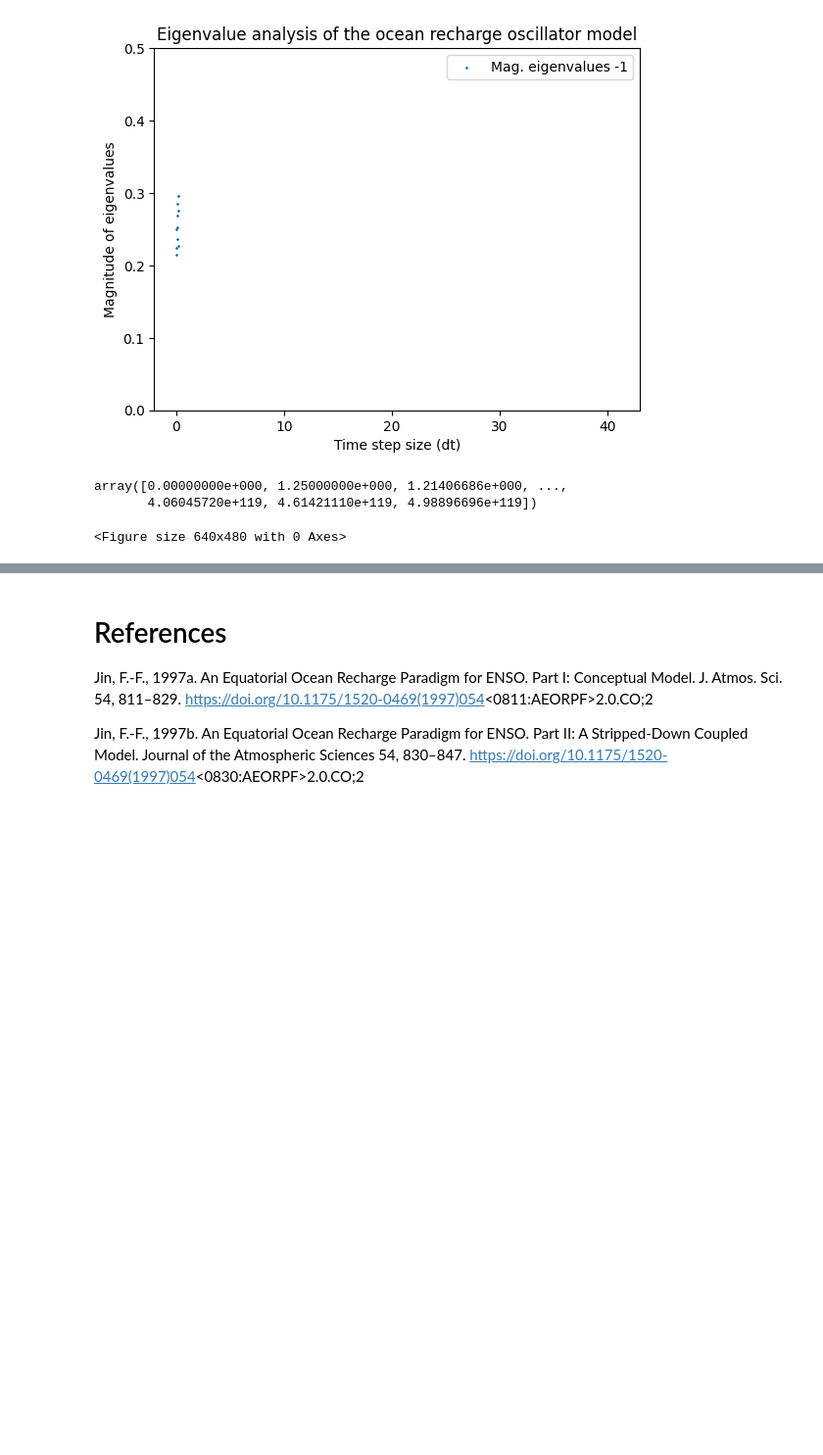
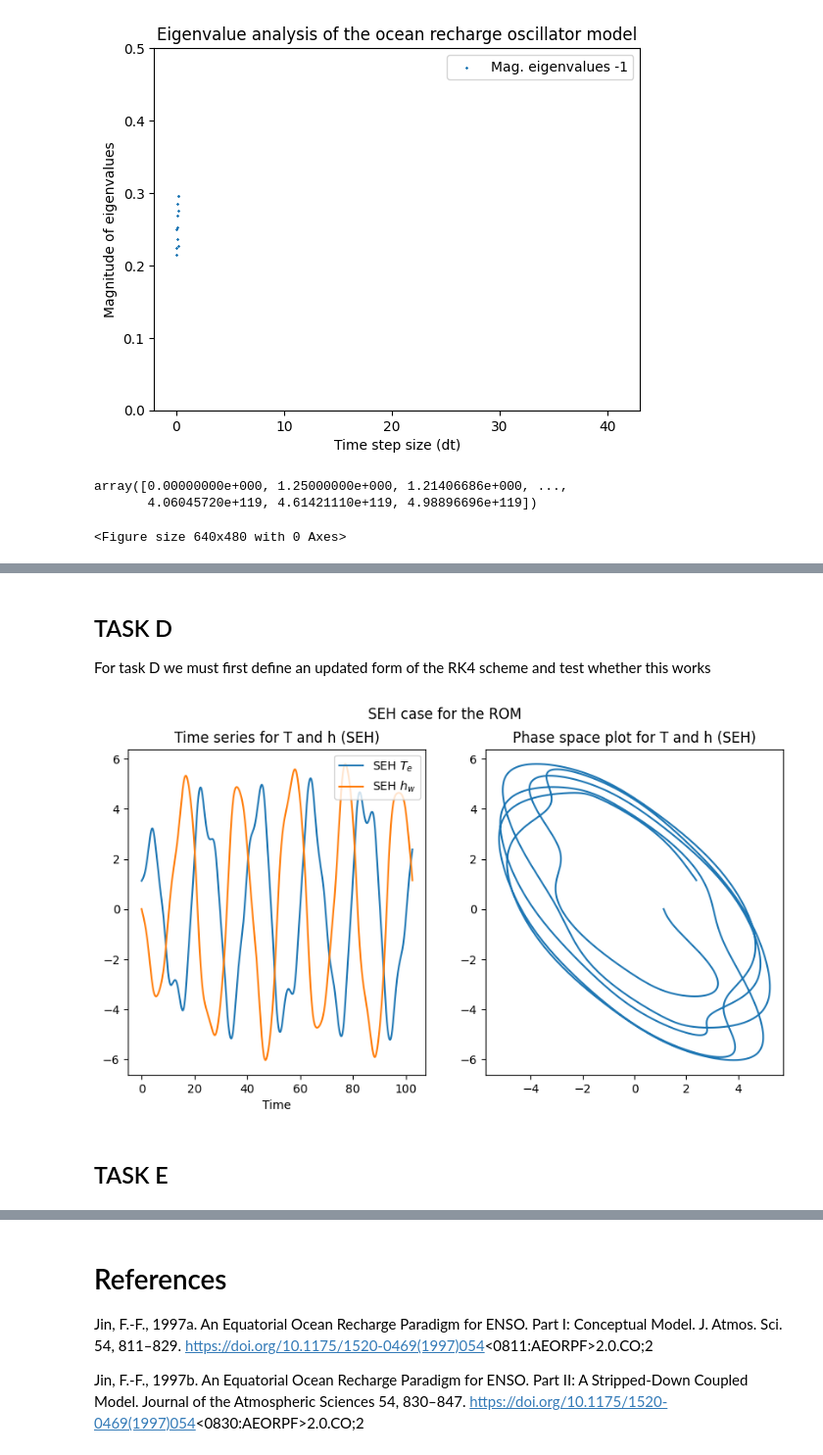
Before and after one commit to benhutchmet/MTMW14, a Jupyter notebook: Project_1_ENSO_ROM_working.ipynb, the cells around one changed output, grey strips where cells are left out. Shown at 98% size. Cells and saved outputs as stored; diff of their text form; code cells hidden in the pictures; blank space fills up the shorter version.

Commit message:
Now up to Task G. Part of Task B - varying \mu - still broken. Still much to do

```diff
--- a/Project_1_ENSO_ROM_working.ipynb
+++ b/Project_1_ENSO_ROM_working.ipynb
@@ -44,9 +44,9 @@ c = 1 # damping rate of SST anomalies
 R = gamma*b - c # describes the Bjerknes positive feedback process
 r = 0.25 # damping of upper ocean heat content
 alpha = 0.125 # relates enhanced easterly wind stress to the recharge of ocean heat content
-e_n = 0 # degree of nonlinearity of ROM
-xi_1 = 0 # random wind stress forcing added to the system
-xi_2 = 0 # random heating added to the system
+e_n = 0.0 # degree of nonlinearity of ROM
+xi_1 = 0.0 # random wind stress forcing added to the system
+xi_2 = 0.0 # random heating added to the system
 
 dt = 0.1 # time interval - two months split into 10 equal slices
 # %% [markdown]
@@ -263,9 +267,9 @@ def enso(y, t):
     t: time.
     """
 
-    # define the simple ODEs for Task A
-    dTdt = R * y[0] + gamma * y[1]
-    dSdt = -r * y[1] - alpha * b * y[0]
+    # define the ODEs
+    dTdt = R*y[0] + gamma*y[1] - e_n*(y[1] + b*y[0])**3 + gamma*xi_1 + xi_2
+    dSdt = -r*y[1] - alpha*b*y[0] - alpha*xi_1
 
     return np.array([dTdt, dSdt])
 # %% [markdown]
@@ -729,0 +1041,4 @@ In the supercritical case, the schemes overshoot?
+# %% [markdown]
+## TASK D ##
+
+For task D we must first define an updated form of the RK4 scheme and test whether this works
@@ -729,0 +1071,49 @@ In the supercritical case, the schemes overshoot?
+# %%
+# now we want to test this scheme to see whether it works
+
+# set up the time step for the RK4 scheme
+dt = 0.02
+nt = int(5*41/dt) # 5 periods of 41 months each
+t = np.linspace(0, 5*41, nt)/2 # non-dimensionalised
+
+# set up the initial conditions non-dimensionalised
+y0 = [1.125 / 7.5, 0 / 150]
+
+# initialize the updated rk4 scheme
+y_taskD = rk4(enso_taskD, y0, t)
+sst_anomaly_SEH, thermocline_depth_SEH = y_taskD[:,0], y_taskD[:,1]
+
+# redimensioalise the results
+sst_anomaly_SEH = sst_anomaly_SEH*7.5
+thermocline_depth_SEH = thermocline_depth_SEH*150/10
+
+# plots two subplots, one on the left (time series) and the other on the
+# right (phase space plot)
+fig, axs = plt.subplots(1, 2, figsize=(10, 5))
+
+# plot the time series for the SEH case
+axs[0].plot(t, sst_anomaly_SEH, label='SEH $T_e$')
+axs[0].plot(t, thermocline_depth_SEH, label='SEH $h_w$')
+axs[0].set_xlabel('Time')
+# set the title of the plot
+axs[0].set_title('Time series for T and h (SEH)')
+# specify the legend
+axs[0].legend(loc='upper right')
+
+# plot the phase space results for the SEH case
+axs[1].plot(sst_anomaly_SEH, thermocline_depth_SEH, label='SEH')
+# set the title of the plot
+axs[1].set_title('Phase space plot for T and h (SEH)')
+
+# specify a tight layout
+#fig.tight_layout()
+
+# specify a sup title for the plots
+fig.suptitle('SEH case for the ROM')
+
+# save the figure
+fig.savefig('SEH_case_RK4.png')
+# %% [output]
+[figure, added]
+# %% [markdown]
+## TASK E ##
```
Also changed, not shown: parts of 35 cells of this notebook.
